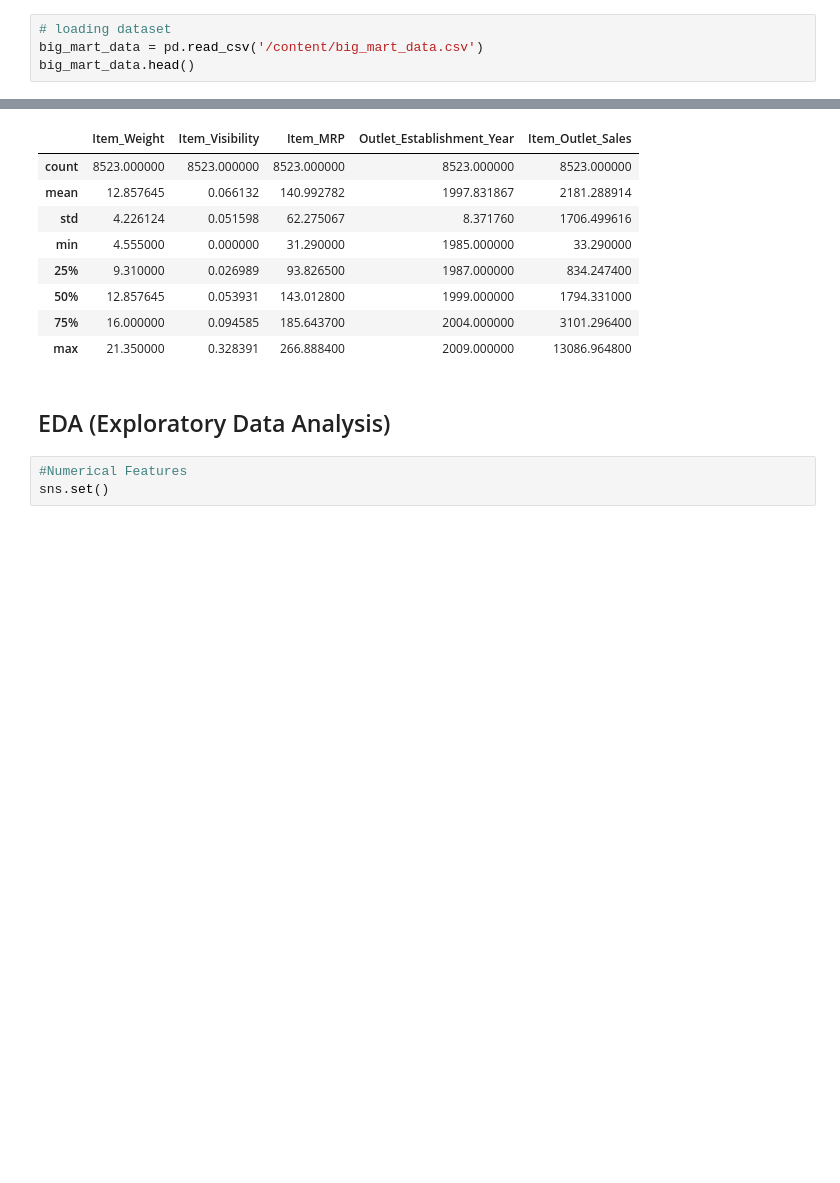
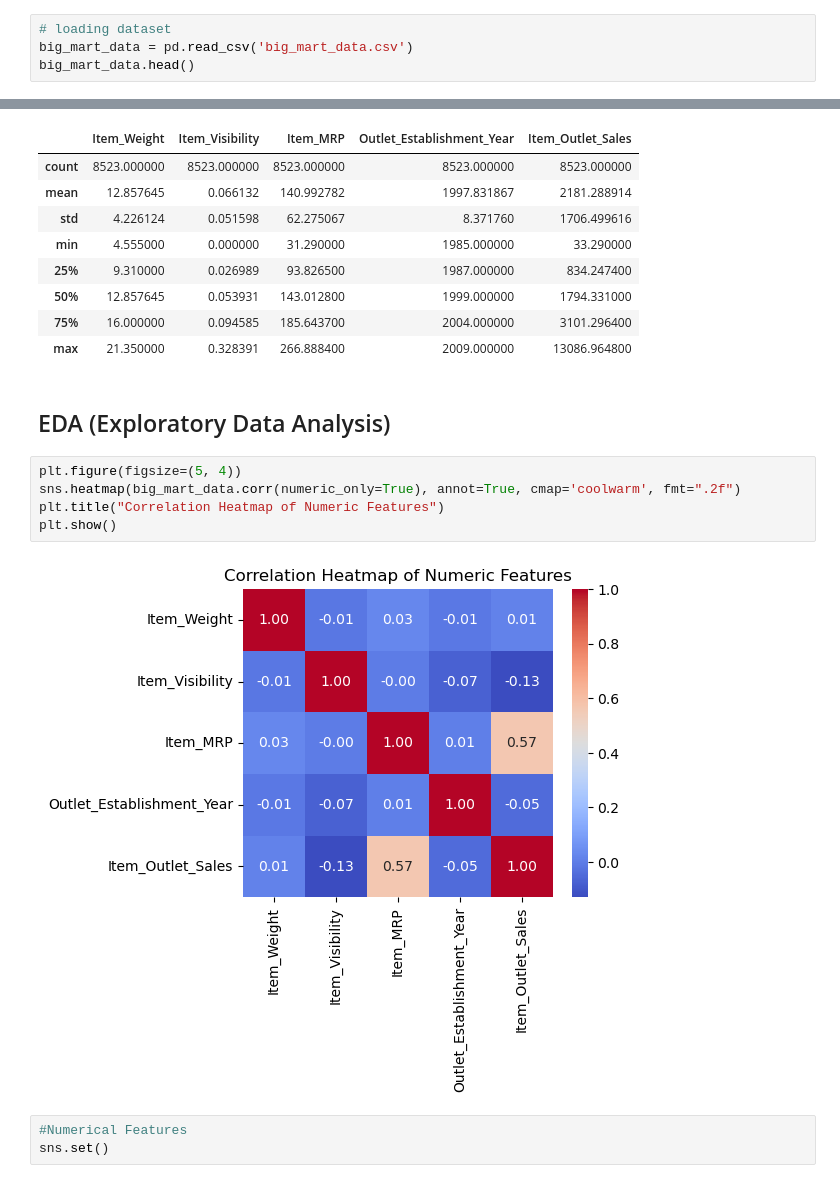
Before and after one commit to Deyparamita/BigMart_Sales_Prediction, a Jupyter notebook: Big_Mart_Sale_Prediction.ipynb, the cells around one changed output, grey strips where cells are left out. Drawn from its saved outputs; the diff is of its cells as text; blank space fills up the shorter version.

```diff
--- a/Big_Mart_Sale_Prediction.ipynb
+++ b/Big_Mart_Sale_Prediction.ipynb
@@ -13,7 +13,7 @@ from sklearn import metrics
 Data Collection and Analysis
 # %%
 # loading dataset
-big_mart_data = pd.read_csv('/content/big_mart_data.csv')
+big_mart_data = pd.read_csv('big_mart_data.csv')
 big_mart_data.head()
 # %% [output]
 |  | Item_Identifier | Item_Weight | Item_Fat_Content | Item_Visibility | Item_Type | Item_MRP | ... |
@@ -182,6 +181,13 @@ big_mart_data.describe()
 | max | 21.350000 | 0.328391 | 266.888400 | 2009.000000 | 13086.964800 |
 # %% [markdown]
 ## EDA (Exploratory Data Analysis)
+# %%
+plt.figure(figsize=(5, 4))
+sns.heatmap(big_mart_data.corr(numeric_only=True), annot=True, cmap='coolwarm', fmt=".2f")
+plt.title("Correlation Heatmap of Numeric Features")
+plt.show()
+# %% [output]
+[figure, added]
 # %%
 #Numerical Features
 sns.set()
```
Also changed, not shown: parts of 1 cell of this notebook.
